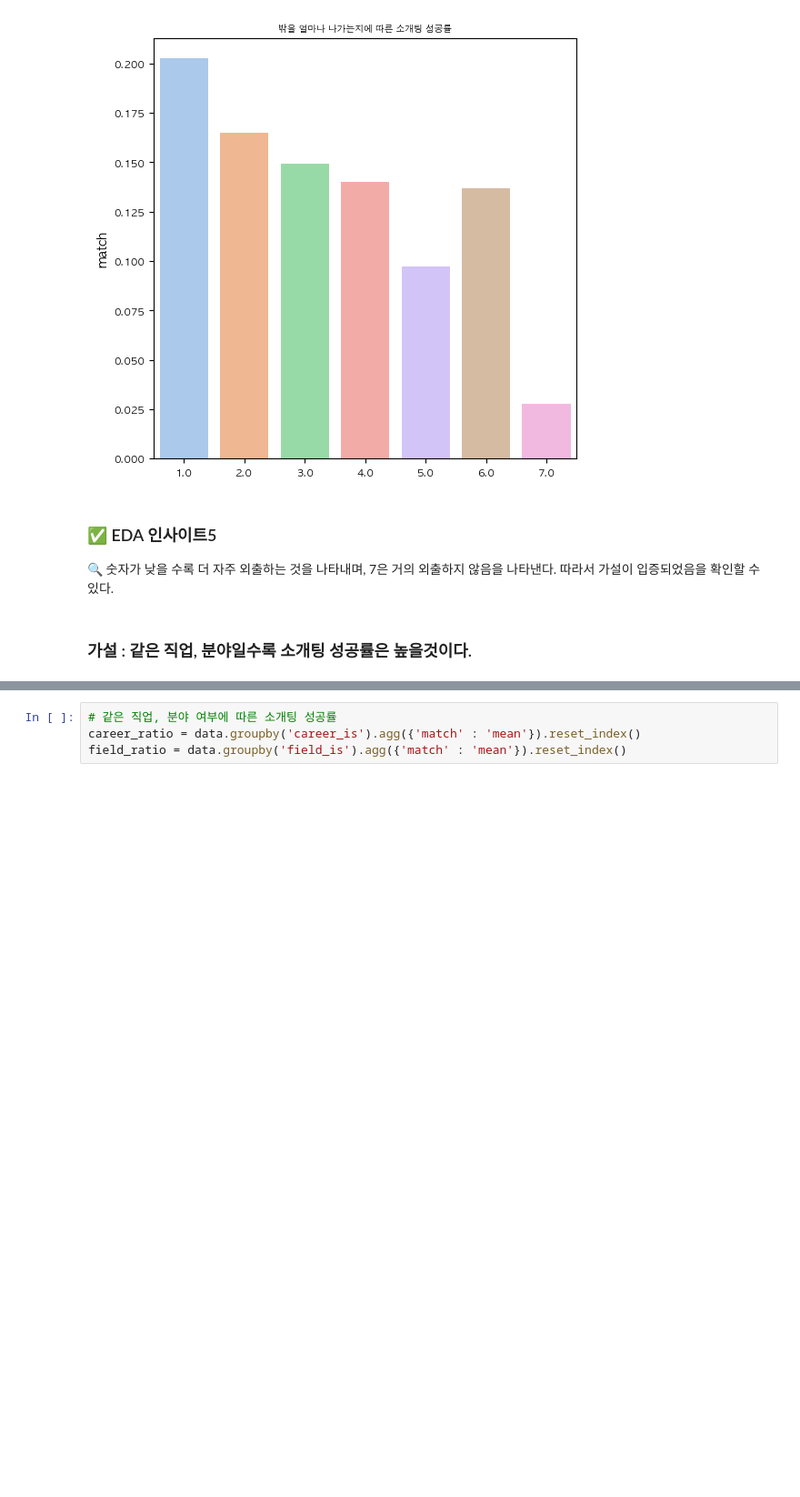
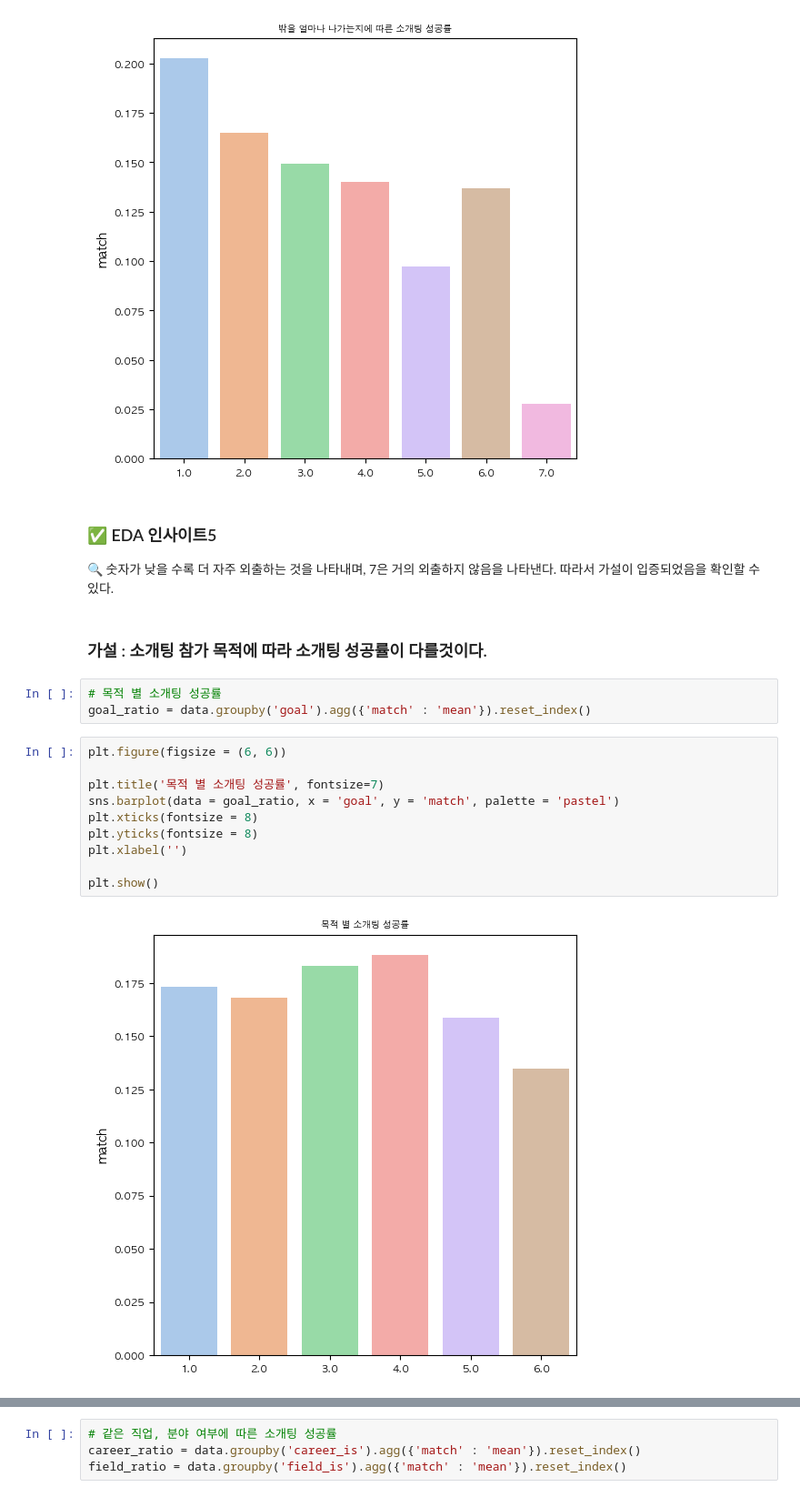
Before and after one commit to Da-Hye-JUNG/RE-Speed-Dating, a Jupyter notebook: 스피드데이팅성공요인분석_code.ipynb, the cells around one changed output, grey strips where cells are left out. Shown at 91% size. Drawn from its saved outputs; the diff is of its cells as text; blank space fills up the shorter version.

```diff
--- a/스피드데이팅성공요인분석_code.ipynb
+++ b/스피드데이팅성공요인분석_code.ipynb
@@ -1143,5 +1144,20 @@ plt.show()
 ### ✅ EDA 인사이트5
 
 🔍 숫자가 낮을 수록 더 자주 외출하는 것을 나타내며, 7은 거의 외출하지 않음을 나타낸다. 따라서 가설이 입증되었음을 확인할 수 있다.
-# %% [markdown]
-### 가설 : 같은 직업, 분야일수록 소개팅 성공률은 높을것이다.
+# %% [markdown]
+### 가설 : 소개팅 참가 목적에 따라 소개팅 성공률이 다를것이다.
+# %%
+# 목적 별 소개팅 성공률
+goal_ratio = data.groupby('goal').agg({'match' : 'mean'}).reset_index()
+# %%
+plt.figure(figsize = (6, 6))
+
+plt.title('목적 별 소개팅 성공률', fontsize=7)
+sns.barplot(data = goal_ratio, x = 'goal', y = 'match', palette = 'pastel')
+plt.xticks(fontsize = 8)
+plt.yticks(fontsize = 8)
+plt.xlabel('')
+
+plt.show()
+# %% [output]
+[figure, added]
```
Also changed, not shown: parts of 71 cells of this notebook.
